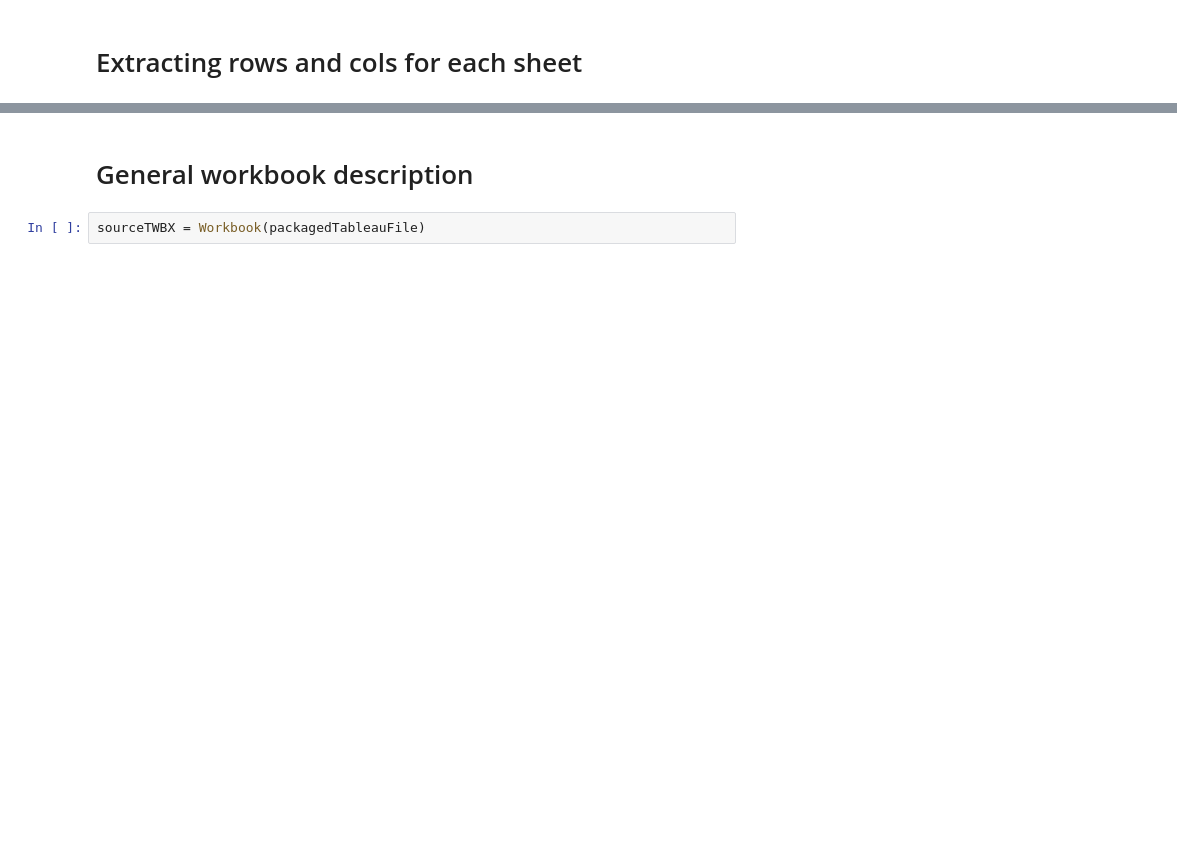
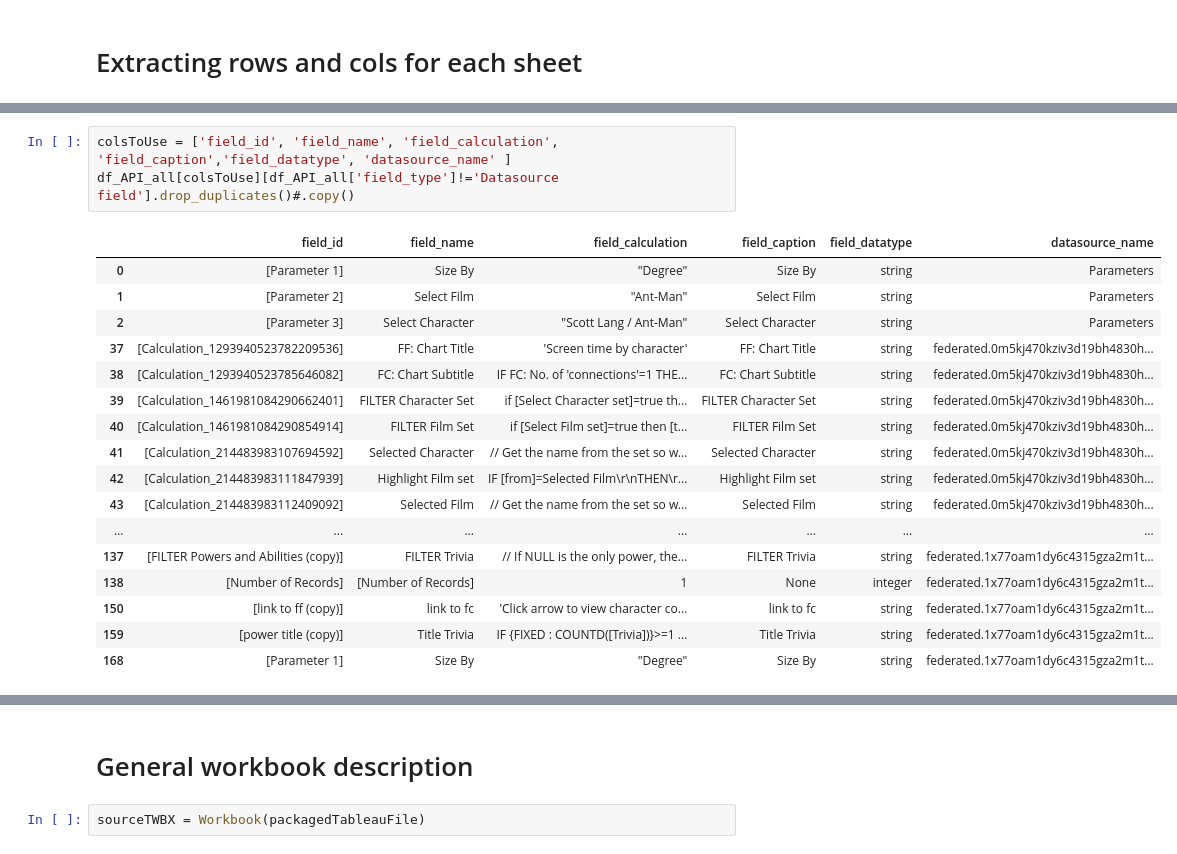
Before and after one commit to scinana/tableauCalculationExport, a Jupyter notebook: Tableau Calculation extractor.ipynb, the cells around one changed output, grey strips where cells are left out. Saved outputs shown, nothing was run; the diff lists cells and outputs as text; blank space fills up the shorter version.

```diff
--- a/Tableau Calculation extractor.ipynb
+++ b/Tableau Calculation extractor.ipynb
@@ -356,0 +538,21 @@ df2.head(2)
+# %%
+colsToUse = ['field_id', 'field_name', 'field_calculation', 'field_caption','field_datatype', 'datasource_name' ]
+df_API_all[colsToUse][df_API_all['field_type']!='Datasource field'].drop_duplicates()#.copy()
+# %% [output]
+|  | field_id | field_name | field_calculation | field_caption | field_datatype | datasource_name |
+| 0 | [Parameter 1] | Size By | "Degree" | Size By | string | Parameters |
+| 1 | [Parameter 2] | Select Film | "Ant-Man" | Select Film | string | Parameters |
+| 2 | [Parameter 3] | Select Character | "Scott Lang / Ant-Man" | Select Character | string | Parameters |
+| 37 | [Calculation_1293940523782209536] | FF: Chart Title | 'Screen time by character' | FF: Chart Title | string | federated.0m5kj470kziv3d19bh4830h... |
+| 38 | [Calculation_1293940523785646082] | FC: Chart Subtitle | IF FC: No. of 'connections'=1 THE... | FC: Chart Subtitle | string | federated.0m5kj470kziv3d19bh4830h... |
+| 39 | [Calculation_1461981084290662401] | FILTER Character Set | if [Select Character set]=true th... | FILTER Character Set | string | federated.0m5kj470kziv3d19bh4830h... |
+| 40 | [Calculation_1461981084290854914] | FILTER Film Set | if [Select Film set]=true then [t... | FILTER Film Set | string | federated.0m5kj470kziv3d19bh4830h... |
+| 41 | [Calculation_214483983107694592] | Selected Character | // Get the name from the set so w... | Selected Character | string | federated.0m5kj470kziv3d19bh4830h... |
+| 42 | [Calculation_214483983111847939] | Highlight Film set | IF [from]=Selected Film\r\nTHEN\r... | Highlight Film set | string | federated.0m5kj470kziv3d19bh4830h... |
+| 43 | [Calculation_214483983112409092] | Selected Film | // Get the name from the set so w... | Selected Film | string | federated.0m5kj470kziv3d19bh4830h... |
+| ... | ... | ... | ... | ... | ... | ... |
+| 137 | [FILTER Powers and Abilities (copy)] | FILTER Trivia | // If NULL is the only power, the... | FILTER Trivia | string | federated.1x77oam1dy6c4315gza2m1t... |
+| 138 | [Number of Records] | [Number of Records] | 1 | None | integer | federated.1x77oam1dy6c4315gza2m1t... |
+| 150 | [link to ff (copy)] | link to fc | 'Click arrow to view character co... | link to fc | string | federated.1x77oam1dy6c4315gza2m1t... |
+| 159 | [power title (copy)] | Title Trivia | IF {FIXED : COUNTD([Trivia])}>=1 ... | Title Trivia | string | federated.1x77oam1dy6c4315gza2m1t... |
+| 168 | [Parameter 1] | Size By | "Degree" | Size By | string | federated.1x77oam1dy6c4315gza2m1t... |
```
Also changed, not shown: parts of 53 cells of this notebook.
